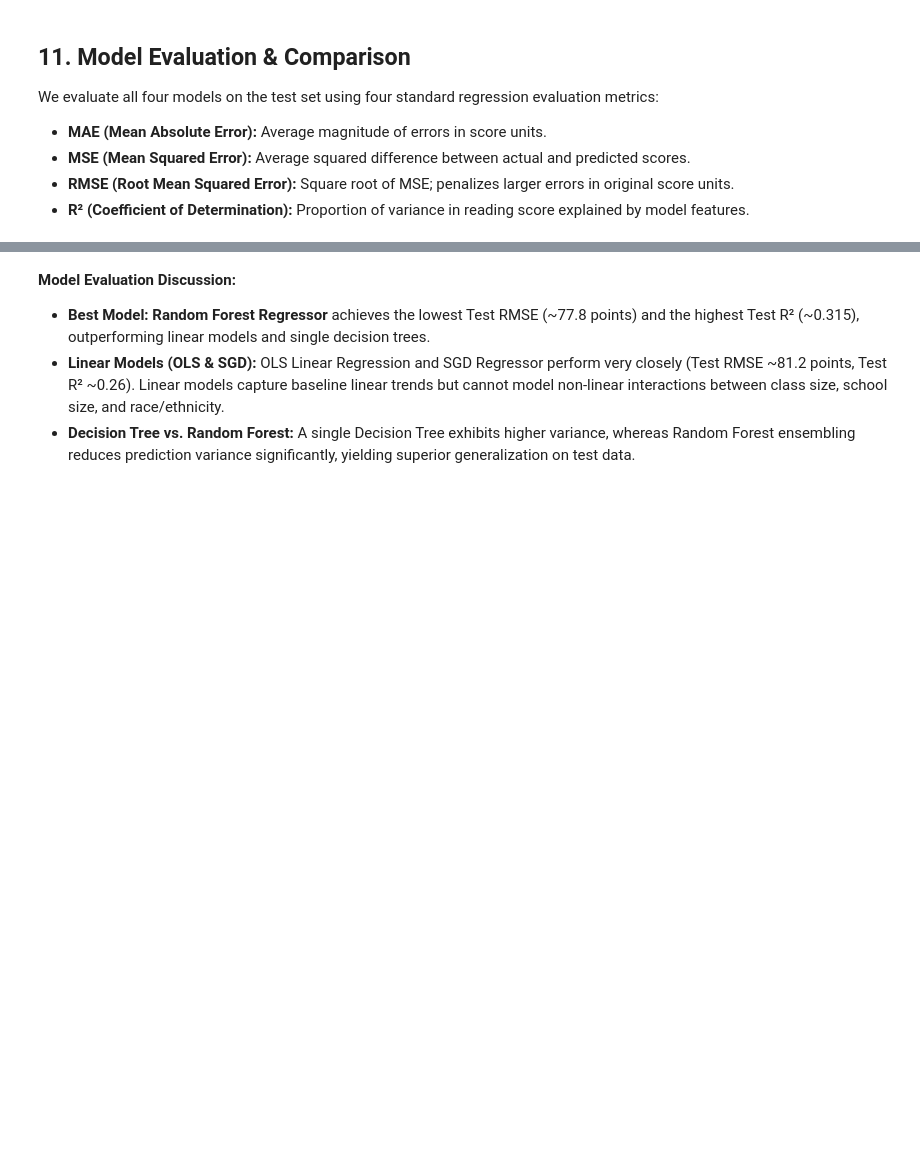
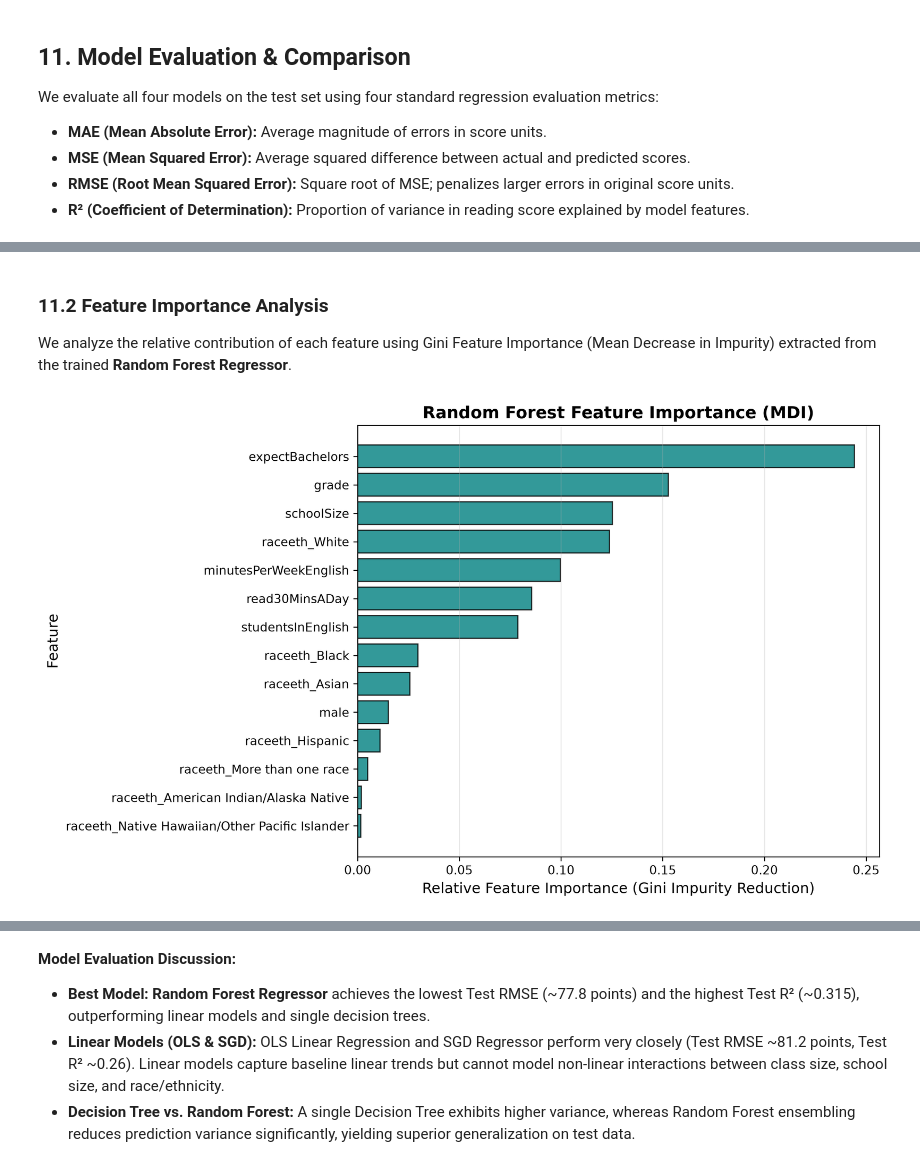
Before and after one commit to Amazing-beep/linear_regression_model, a Jupyter notebook: summative/linear_regression/multivariate.ipynb, the cells around one changed output, grey strips where cells are left out. Cells and saved outputs as stored; diff of their text form; code cells hidden in the pictures; blank space fills up the shorter version.

```diff
--- a/summative/linear_regression/multivariate.ipynb
+++ b/summative/linear_regression/multivariate.ipynb
@@ -423,0 +478,30 @@ df_results.round(4)
+# %% [markdown]
+### 11.2 Feature Importance Analysis
+
+We analyze the relative contribution of each feature using Gini Feature Importance (Mean Decrease in Impurity) extracted from the trained **Random Forest Regressor**.
+# %%
+# Feature Importance Analysis (Random Forest)
+best_rf = trained_models['Random Forest']
+importances = best_rf.feature_importances_
+
+# Extract feature names from ColumnTransformer
+cat_encoder = preprocessor.named_transformers_['cat'].named_steps['onehot']
+cat_feature_names = cat_encoder.get_feature_names_out(categorical_features).tolist()
+all_feature_names = numeric_features + cat_feature_names + binary_features
+
+df_importance = pd.DataFrame({
+    'Feature': all_feature_names,
+    'Importance': importances
+}).sort_values(by='Importance', ascending=True)
+
+plt.figure(figsize=(10, 6))
+plt.barh(df_importance['Feature'], df_importance['Importance'], color='teal', edgecolor='black', alpha=0.8)
+plt.title('Random Forest Feature Importance (MDI)', fontsize=14, fontweight='bold')
+plt.xlabel('Relative Feature Importance (Gini Impurity Reduction)', fontsize=12)
+plt.ylabel('Feature', fontsize=12)
+plt.grid(axis='x', alpha=0.3)
+plt.tight_layout()
+plt.savefig('images/feature_importance.png', dpi=300)
+plt.show()
+# %% [output]
+[figure, added]
```
Also changed, not shown: parts of 14 cells of this notebook, 4 other files.
